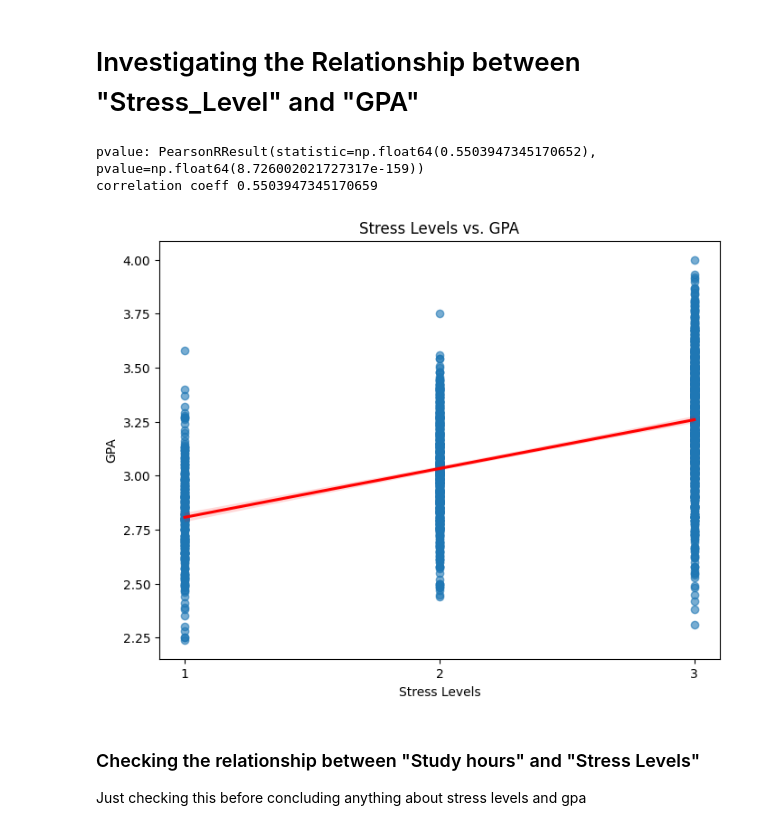
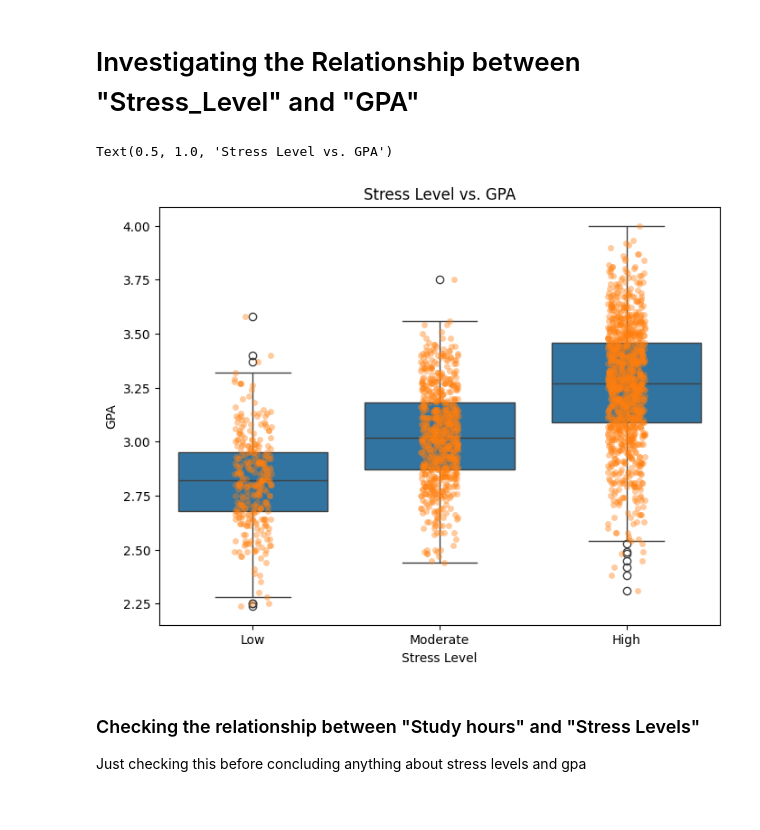
Before and after one commit to AndyFum/Data-Visualization-Final, a Jupyter notebook: final/final.ipynb, the cells around one changed output. Drawn from its saved outputs; the diff is of its cells as text; code cells hidden in the pictures.

Commit message:
fixed stress level encoding

```diff
--- a/final/final.ipynb
+++ b/final/final.ipynb
@@ -137,20 +137,17 @@ Thought it is important to note that the lower end of the range we are working w
 # %% [markdown]
 # Investigating the Relationship between "Stress_Level" and "GPA"
 # %%
-fig, ax = plt.subplots(figsize = (8, 6))
-ax.scatter(df['Stress_Levels_numeric'], df['GPA'], alpha = 0.6)
-sns.regplot(x=df['Stress_Levels_numeric'], y= df['GPA'], scatter = False, color = 'red')
-plt.xlabel("Stress Levels")
-plt.xticks([1, 2, 3])
+plt.figure(figsize=(8, 6))
+
+sns.boxplot(x='Stress_Level', y='GPA', data=df, order=["Low", "Moderate", "High"])
+sns.stripplot(x='Stress_Level', y='GPA', data=df, alpha=0.4, order=["Low", "Moderate", "High"])
+
+plt.xlabel("Stress Level")
 plt.ylabel("GPA")
-plt.title("Stress Levels vs. GPA")
-
-print("pvalue:", pearsonr(df['Stress_Levels_numeric'], df['GPA']))
-print("correlation coeff",df['Stress_Levels_numeric'].corr(df['GPA']))
+plt.title("Stress Level vs. GPA")
 # %% [output]
-pvalue: PearsonRResult(statistic=np.float64(0.5503947345170652), pvalue=np.float64(8.726002021727317e-159))
-correlation coeff 0.5503947345170659
+Text(0.5, 1.0, 'Stress Level vs. GPA')
-[figure, old version]
+[figure, new version]
 # %% [markdown]
 ### Checking the relationship between "Study hours" and "Stress Levels"
 
```
Also changed, not shown: parts of 1 cell of this notebook.
